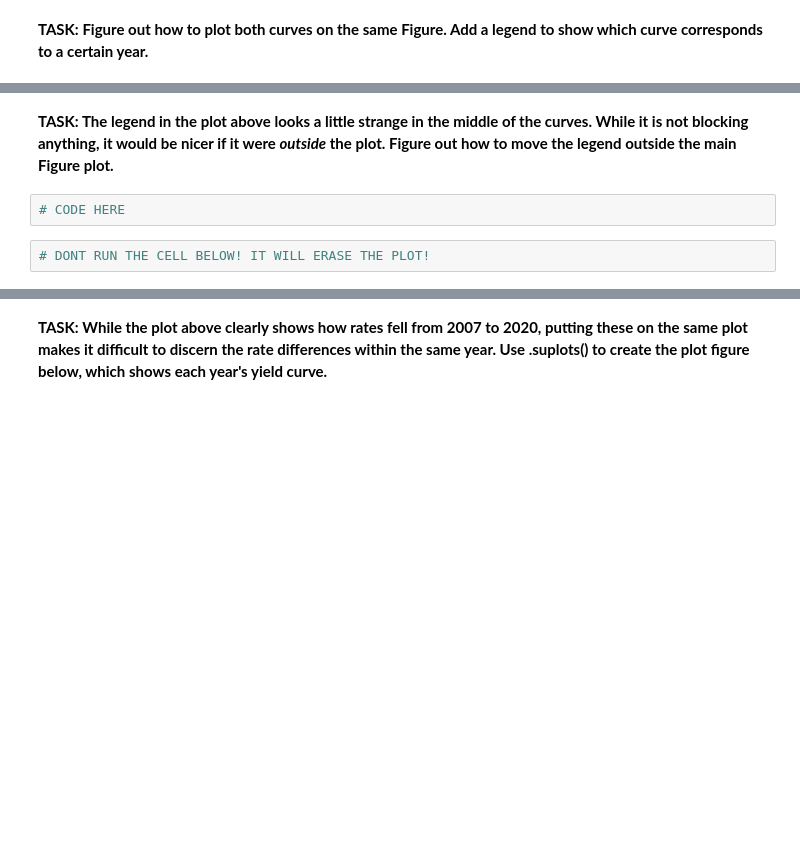
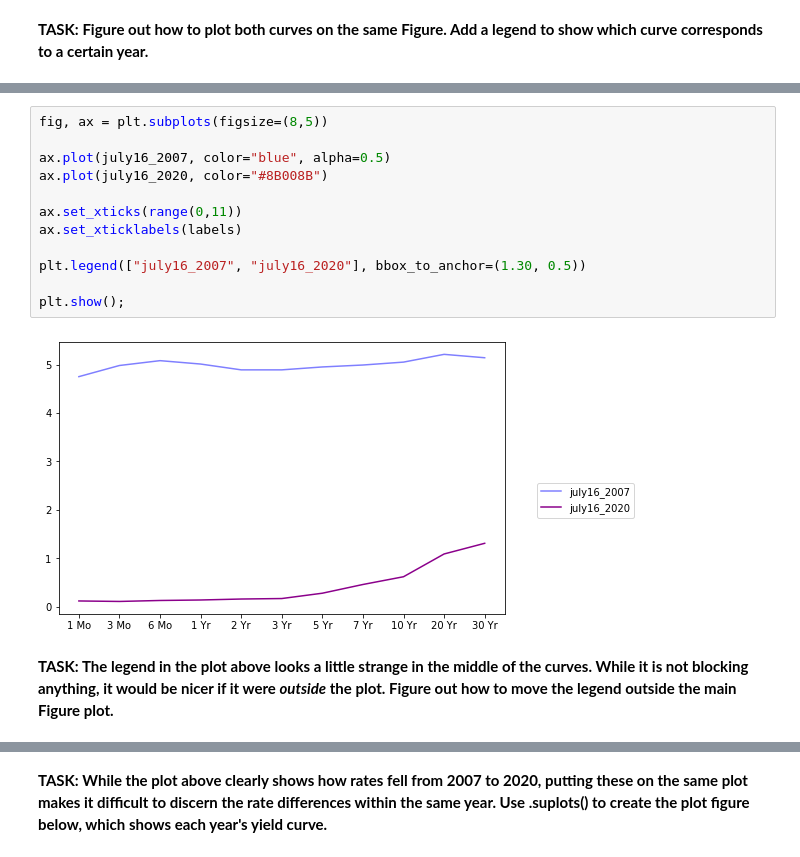
Before and after one commit to Denisse-AB/machine-learning, a Jupyter notebook: Matplotlib Exercises.ipynb, the cells around one changed output, grey strips where cells are left out. Saved outputs shown, nothing was run; the diff lists cells and outputs as text; blank space fills up the shorter version.

```diff
--- a/Matplotlib Exercises.ipynb
+++ b/Matplotlib Exercises.ipynb
@@ -154,6 +121,16 @@ july16_2020 = [0.12,0.11,0.13,0.14,0.16,0.17,0.28,0.46,0.62,1.09,1.31]
+# %%
+fig, ax = plt.subplots(figsize=(8,5))
+
+ax.plot(july16_2007, color="blue", alpha=0.5)
+ax.plot(july16_2020, color="#8B008B")
+
+ax.set_xticks(range(0,11))
+ax.set_xticklabels(labels)
+
+plt.legend(["july16_2007", "july16_2020"], bbox_to_anchor=(1.30, 0.5))
+
+plt.show();
+# %% [output]
+[figure, added]
 # %% [markdown]
 **TASK: The legend in the plot above looks a little strange in the middle of the curves. While it is not blocking anything, it would be nicer if it were *outside* the plot. Figure out how to move the legend outside the main Figure plot.**
-# %%
-# CODE HERE
-# %%
-# DONT RUN THE CELL BELOW! IT WILL ERASE THE PLOT!
```
Also changed, not shown: parts of 16 cells of this notebook.
